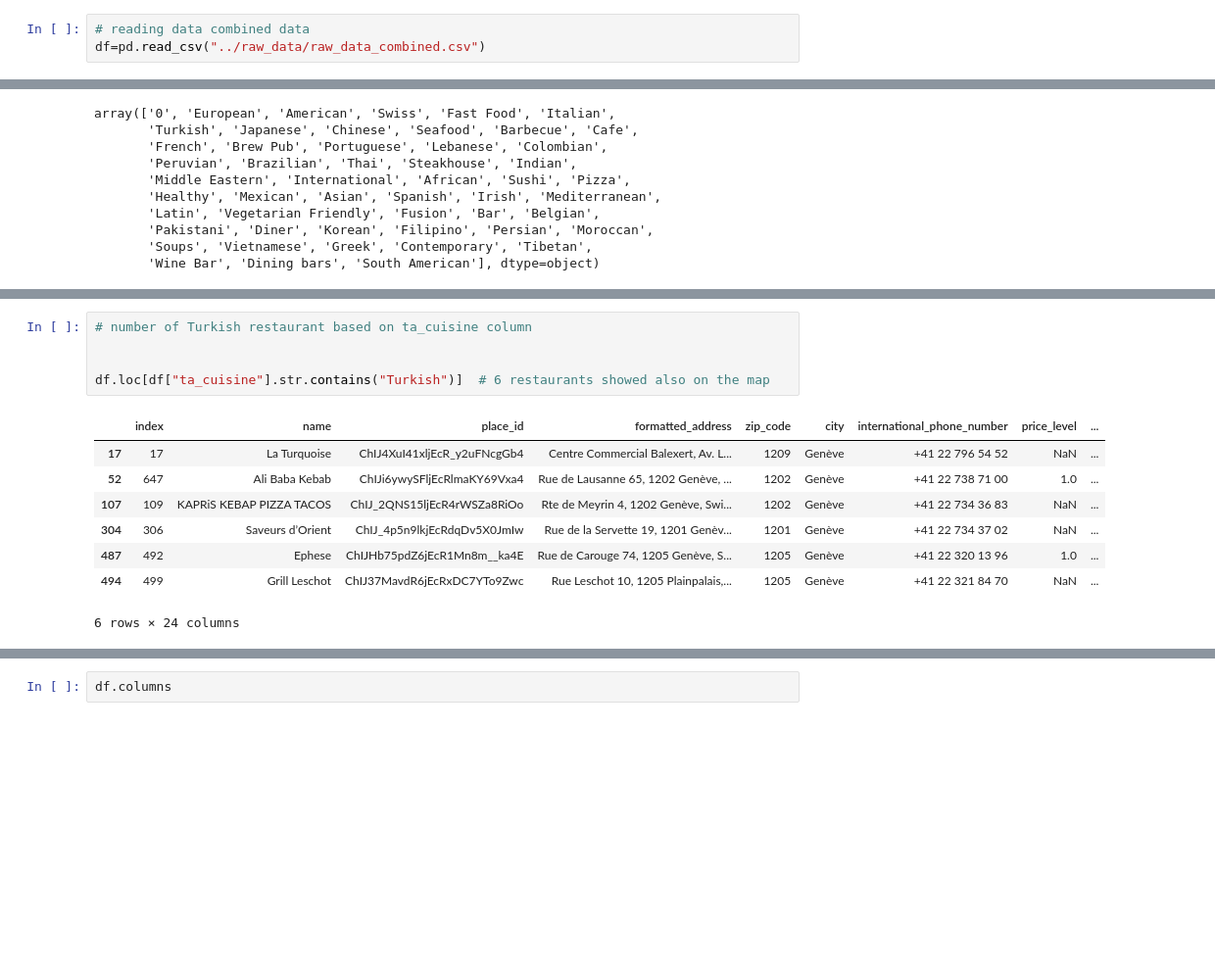
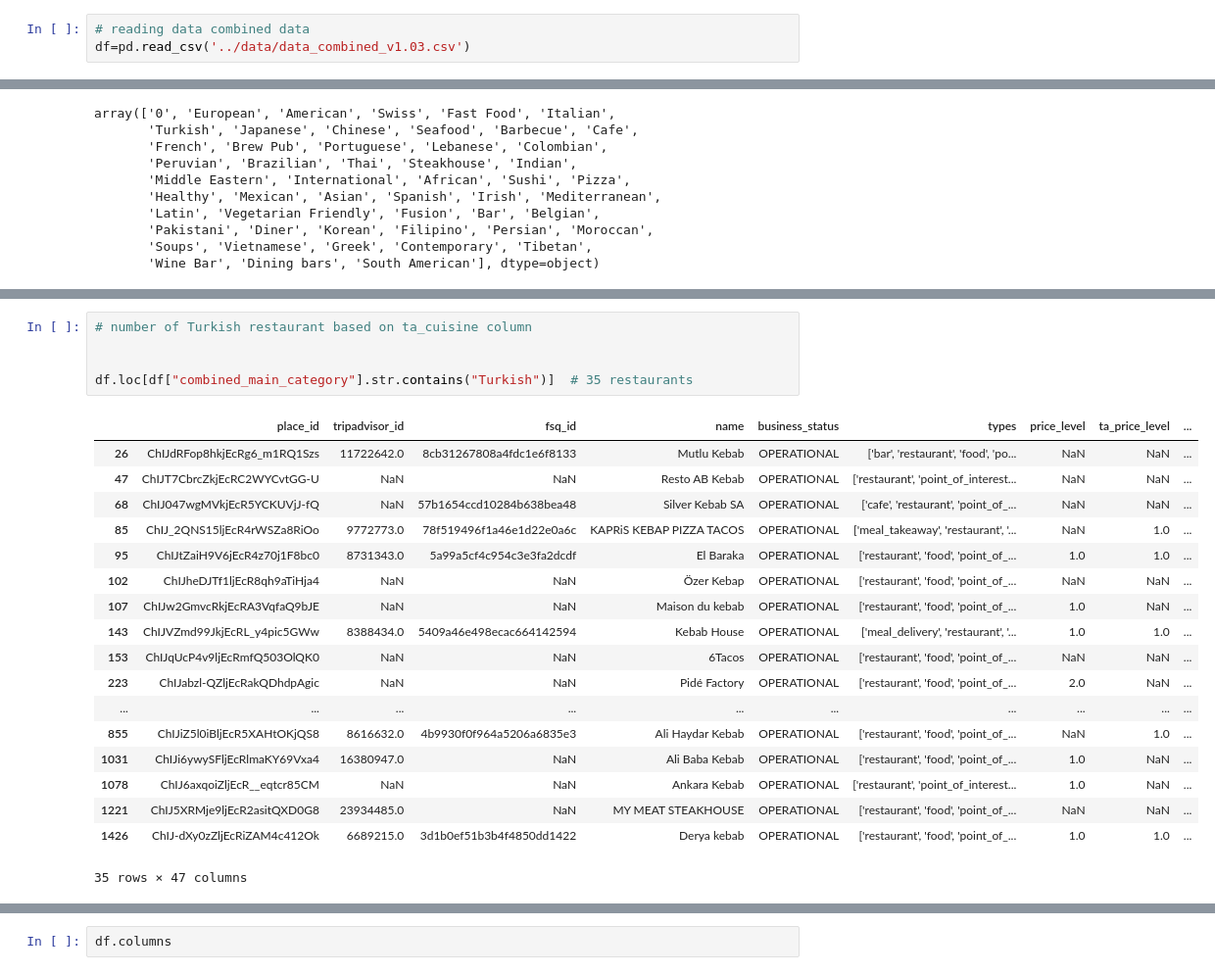
Before and after one commit to burakonurlu/best_restaurant_location, a Jupyter notebook: notebooks/visualization_combined_data.ipynb, the cells around one changed output, grey strips where cells are left out. Shown: that part at 98% size. Cells and saved outputs as stored; diff of their text form; blank space fills up the shorter version.

Commit message:
only updates in visualization and Restaurant_Type files

```diff
--- a/notebooks/visualization_combined_data.ipynb
+++ b/notebooks/visualization_combined_data.ipynb
@@ -15,7 +15,7 @@ import matplotlib.colors as mcolors
 matplotlib.style.use('seaborn-whitegrid')
 # %%
 # reading data combined data
-df=pd.read_csv("../raw_data/raw_data_combined.csv")
+df=pd.read_csv('../data/data_combined_v1.03.csv')
 # %%
 df.head()
 # %% [output]
@@ -154,14 +163,24 @@ NameError: name 'df' is not defined
 # %%
 # number of Turkish restaurant based on ta_cuisine column
 
 
-df.loc[df["ta_cuisine"].str.contains("Turkish")]  # 6 restaurants showed also on the map
+df.loc[df["combined_main_category"].str.contains("Turkish")]  # 35 restaurants
 # %% [output]
-|  | index | name | place_id | formatted_address | zip_code | city | international_phone_number | price_level | ... |
-| 17 | 17 | La Turquoise | ChIJ4XuI41xljEcR_y2uFNcgGb4 | Centre Commercial Balexert, Av. L... | 1209 | Genève | +41 22 796 54 52 | NaN | ... |
-| 52 | 647 | Ali Baba Kebab | ChIJi6ywySFljEcRlmaKY69Vxa4 | Rue de Lausanne 65, 1202 Genève, ... | 1202 | Genève | +41 22 738 71 00 | 1.0 | ... |
-| 107 | 109 | KAPRiS KEBAP PIZZA TACOS | ChIJ_2QNS15ljEcR4rWSZa8RiOo | Rte de Meyrin 4, 1202 Genève, Swi... | 1202 | Genève | +41 22 734 36 83 | NaN | ... |
-| 304 | 306 | Saveurs d’Orient | ChIJ_4p5n9lkjEcRdqDv5X0JmIw | Rue de la Servette 19, 1201 Genèv... | 1201 | Genève | +41 22 734 37 02 | NaN | ... |
-| 487 | 492 | Ephese | ChIJHb75pdZ6jEcR1Mn8m__ka4E | Rue de Carouge 74, 1205 Genève, S... | 1205 | Genève | +41 22 320 13 96 | 1.0 | ... |
-| 494 | 499 | Grill Leschot | ChIJ37MavdR6jEcRxDC7YTo9Zwc | Rue Leschot 10, 1205 Plainpalais,... | 1205 | Genève | +41 22 321 84 70 | NaN | ... |
+|  | place_id | tripadvisor_id | fsq_id | name | business_status | types | price_level | ta_price_level | ... |
+| 26 | ChIJdRFop8hkjEcRg6_m1RQ1Szs | 11722642.0 | 8cb31267808a4fdc1e6f8133 | Mutlu Kebab | OPERATIONAL | ['bar', 'restaurant', 'food', 'po... | NaN | NaN | ... |
+| 47 | ChIJT7CbrcZkjEcRC2WYCvtGG-U | NaN | NaN | Resto AB Kebab | OPERATIONAL | ['restaurant', 'point_of_interest... | NaN | NaN | ... |
+| 68 | ChIJ047wgMVkjEcR5YCKUVjJ-fQ | NaN | 57b1654ccd10284b638bea48 | Silver Kebab SA | OPERATIONAL | ['cafe', 'restaurant', 'point_of_... | NaN | NaN | ... |
+| 85 | ChIJ_2QNS15ljEcR4rWSZa8RiOo | 9772773.0 | 78f519496f1a46e1d22e0a6c | KAPRiS KEBAP PIZZA TACOS | OPERATIONAL | ['meal_takeaway', 'restaurant', '... | NaN | 1.0 | ... |
+| 95 | ChIJtZaiH9V6jEcR4z70j1F8bc0 | 8731343.0 | 5a99a5cf4c954c3e3fa2dcdf | El Baraka | OPERATIONAL | ['restaurant', 'food', 'point_of_... | 1.0 | 1.0 | ... |
+| 102 | ChIJheDJTf1ljEcR8qh9aTiHja4 | NaN | NaN | Özer Kebap | OPERATIONAL | ['restaurant', 'food', 'point_of_... | NaN | NaN | ... |
+| 107 | ChIJw2GmvcRkjEcRA3VqfaQ9bJE | NaN | NaN | Maison du kebab | OPERATIONAL | ['restaurant', 'food', 'point_of_... | 1.0 | NaN | ... |
+| 143 | ChIJVZmd99JkjEcRL_y4pic5GWw | 8388434.0 | 5409a46e498ecac664142594 | Kebab House | OPERATIONAL | ['meal_delivery', 'restaurant', '... | 1.0 | 1.0 | ... |
+| 153 | ChIJqUcP4v9ljEcRmfQ503OlQK0 | NaN | NaN | 6Tacos | OPERATIONAL | ['restaurant', 'food', 'point_of_... | NaN | NaN | ... |
+| 223 | ChIJabzl-QZljEcRakQDhdpAgic | NaN | NaN | Pidé Factory | OPERATIONAL | ['restaurant', 'food', 'point_of_... | 2.0 | NaN | ... |
+| ... | ... | ... | ... | ... | ... | ... | ... | ... | ... |
+| 855 | ChIJiZ5l0iBljEcR5XAHtOKjQS8 | 8616632.0 | 4b9930f0f964a5206a6835e3 | Ali Haydar Kebab | OPERATIONAL | ['restaurant', 'food', 'point_of_... | NaN | 1.0 | ... |
+| 1031 | ChIJi6ywySFljEcRlmaKY69Vxa4 | 16380947.0 | NaN | Ali Baba Kebab | OPERATIONAL | ['restaurant', 'food', 'point_of_... | 1.0 | NaN | ... |
+| 1078 | ChIJ6axqoiZljEcR__eqtcr85CM | NaN | NaN | Ankara Kebab | OPERATIONAL | ['restaurant', 'point_of_interest... | 1.0 | NaN | ... |
+| 1221 | ChIJ5XRMje9ljEcR2asitQXD0G8 | 23934485.0 | NaN | MY MEAT STEAKHOUSE | OPERATIONAL | ['restaurant', 'food', 'point_of_... | NaN | NaN | ... |
+| 1426 | ChIJ-dXy0zZljEcRiZAM4c412Ok | 6689215.0 | 3d1b0ef51b3b4f4850dd1422 | Derya kebab | OPERATIONAL | ['restaurant', 'food', 'point_of_... | 1.0 | 1.0 | ... |
-6 rows × 24 columns
+35 rows × 47 columns
```
Also changed, not shown: parts of 8 cells of this notebook, 5 other files.
